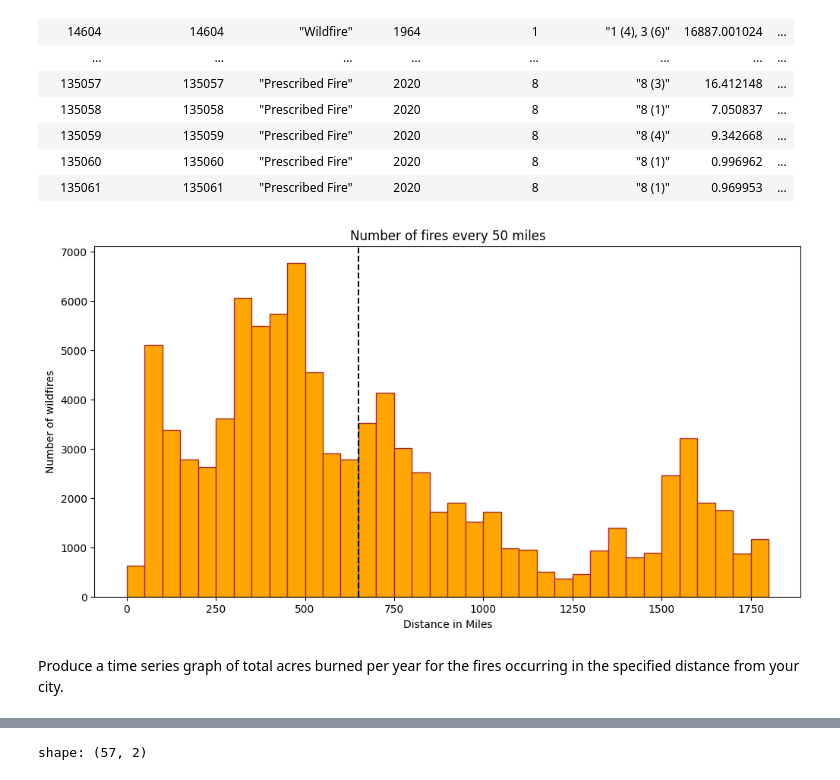
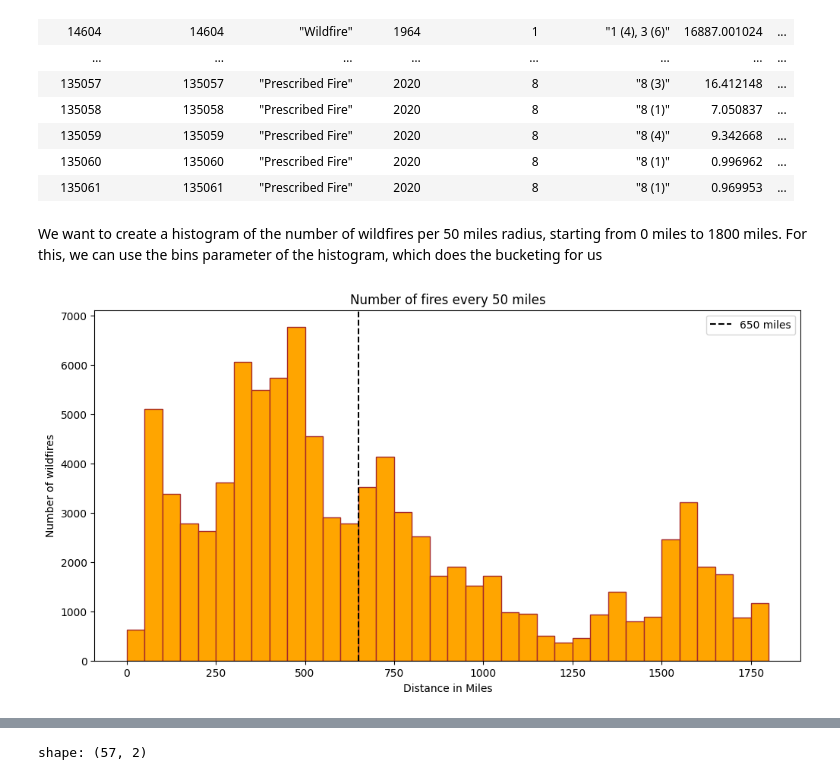
Before and after one commit to sushmavankayala/data-512-homework_4, a Jupyter notebook: 5_data_visualization.ipynb, the cells around one changed output, grey strips where cells are left out. Drawn from its saved outputs; the diff is of its cells as text; code cells hidden in the pictures.

```diff
--- a/5_data_visualization.ipynb
+++ b/5_data_visualization.ipynb
@@ -35,20 +37,23 @@ shape: (117_163, 27)
 | 135059 | 135059 | "Prescribed Fire" | 2020 | 8 | "8 (4)" | 9.342668 | ... |
 | 135060 | 135060 | "Prescribed Fire" | 2020 | 8 | "8 (1)" | 0.996962 | ... |
 | 135061 | 135061 | "Prescribed Fire" | 2020 | 8 | "8 (1)" | 0.969953 | ... |
+# %% [markdown]
+We want to create a histogram of the number of wildfires per 50 miles radius, starting from 0 miles to 1800 miles. For this, we can use the bins parameter of the histogram, which does the bucketing for us
 # %%
 plt.figure(figsize=(12,6))
 
 plt.hist(wildfires_with_distances["Closest_Distance_Miles"], bins = range(0,1801,50), edgecolor = "brown", color = "orange")
 
 # Set the X-axis and Y axis labels, along with the title of the plot.
 plt.xlabel('Distance in Miles')
 plt.ylabel('Number of wildfires')
 plt.title('Number of fires every 50 miles')
 
+# Mark the 650 miles as dotted line on the plot
 plt.axvline(x = 650, color = 'black', label = '650 miles', linestyle='dashed')
 
+plt.legend(loc="upper right")
+
 plt.show()
 # %% [output]
-[figure, old version]
+[figure, new version]
-# %% [markdown]
-Produce a time series graph of total acres burned per year for the fires occurring in the specified distance from your city.
```
Also changed, not shown: parts of 11 cells of this notebook.
